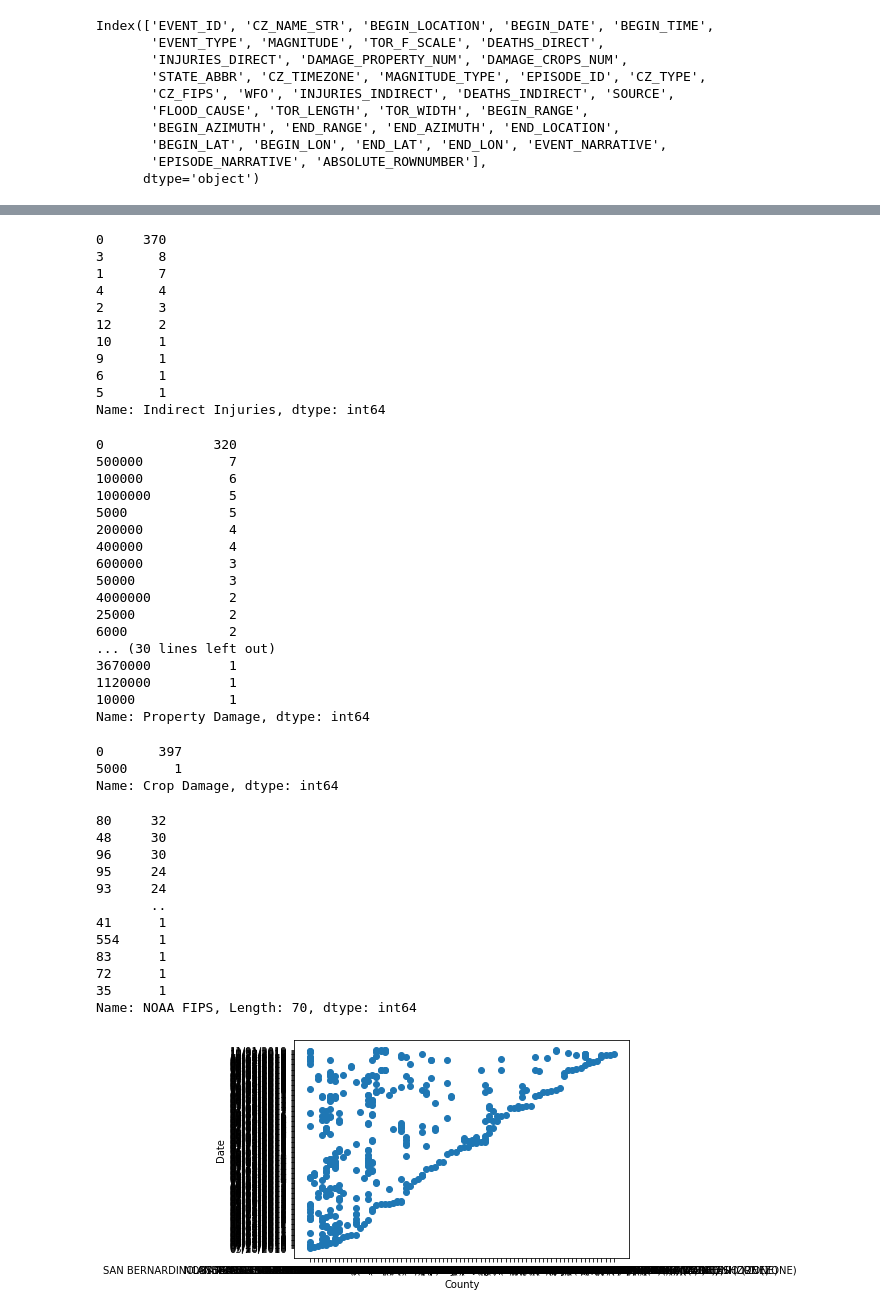
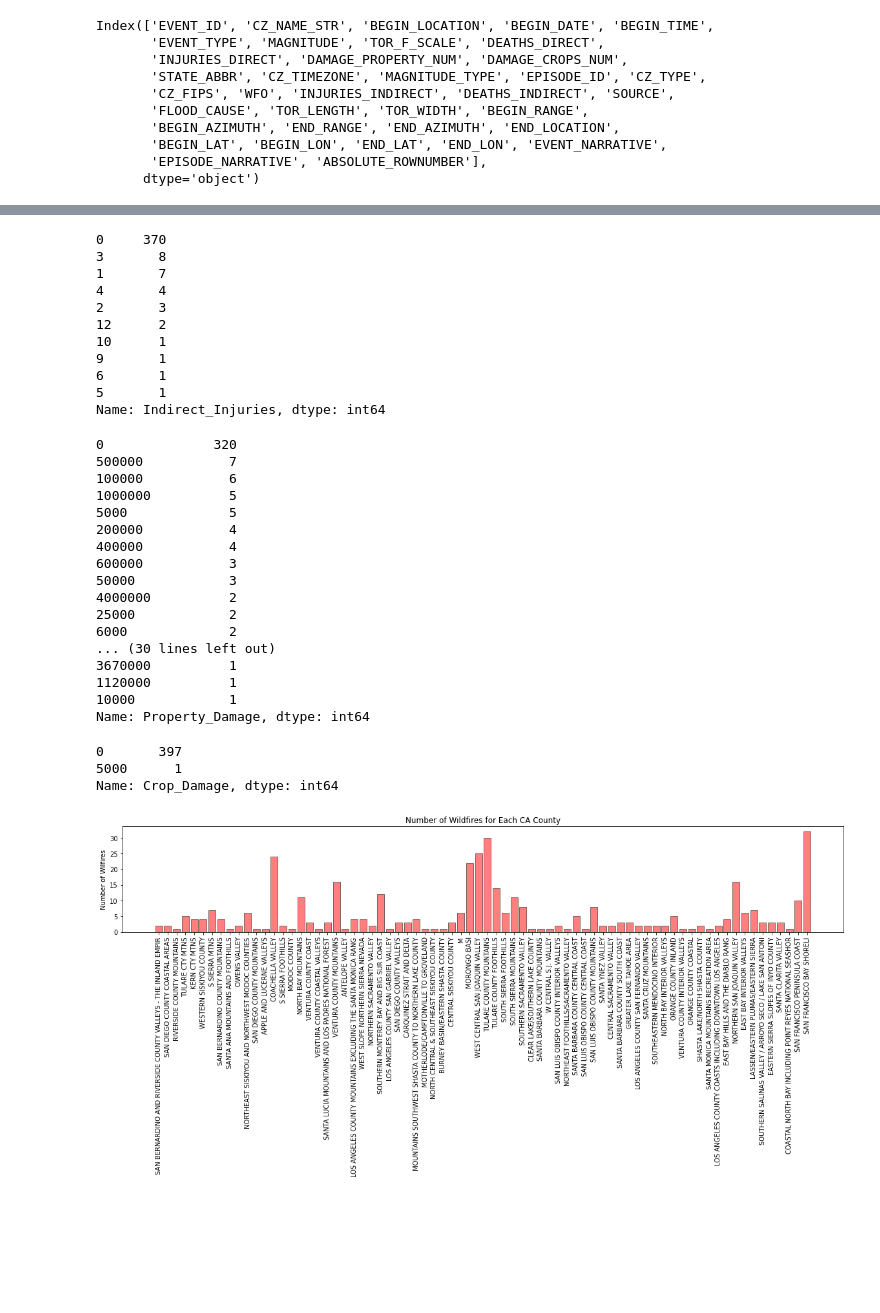
Before and after one commit to jacobdv/extreme-weather, a Jupyter notebook: wf_damage_mining.ipynb, the cells around one changed output, grey strips where cells are left out. Drawn from its saved outputs; the diff is of its cells as text; code cells hidden in the pictures; blank space fills up the shorter version.

Commit message:
finishing graphs and analysis

```diff
--- a/wf_damage_mining.ipynb
+++ b/wf_damage_mining.ipynb
@@ -9,7 +9,3 @@ from scipy.stats import linregress
 from matplotlib import pyplot as plt
 # %%
 unclean_wildfire_df = pd.read_csv('NOAA_csvs/wildfires_2010_2019.csv')
-unclean_wildfire_df = pd.DataFrame(unclean_wildfire_df)
-# clean_wildfire_df['County Name'] = clean_wildfire_df['County Name'].astype(str).str.replace('(ZONE)',' ')
-# unclean_wildfire_df.head()
-unclean_wildfire_df["CZ_NAME_STR"].value_counts()
@@ -40,8 +23,22 @@ Index(['EVENT_ID', 'CZ_NAME_STR', 'BEGIN_LOCATION', 'BEGIN_DATE', 'BEGIN_TIME',
        'EPISODE_NARRATIVE', 'ABSOLUTE_ROWNUMBER'],
       dtype='object')
 # %%
-reduced_wildfire_df = unclean_wildfire_df[['EVENT_ID', 'CZ_NAME_STR', 'BEGIN_DATE', 'EVENT_TYPE', 'DEATHS_DIRECT', 'DEATHS_INDIRECT',
-                                       'INJURIES_DIRECT', 'INJURIES_INDIRECT', 'DAMAGE_PROPERTY_NUM', 'DAMAGE_CROPS_NUM', 'CZ_FIPS',
-                                       ]]
-reduced_wildfire_df
+reduce_wildfire = unclean_wildfire_df[['EVENT_ID', 'CZ_NAME_STR', 'BEGIN_DATE', 'DEATHS_DIRECT', 'DEATHS_INDIRECT', 'INJURIES_DIRECT', 'INJURIES_INDIRECT',
+                                  'DAMAGE_PROPERTY_NUM', 'DAMAGE_CROPS_NUM', 'CZ_FIPS',]]
+reduce_wildfire = reduce_wildfire.rename(columns={'EVENT_ID': 'NOAA ID',
+                                                'CZ_NAME_STR':'County_Name',
+                                                'BEGIN_DATE': 'Date',
+                                                'DEATHS_DIRECT': 'Direct_Deaths',
+                                                'DEATHS_INDIRECT': 'Indirect_Deaths',
+                                                'INJURIES_DIRECT': 'Direct_Injuries',
+                                                'INJURIES_INDIRECT': 'Indirect_Injuries',
+                                                'DAMAGE_PROPERTY_NUM': 'Property_Damage',
+                                                'DAMAGE_CROPS_NUM': 'Crop_Damage',
+                                                'CZ_FIPS': 'County_FIPS',
+                                                })
+reduce_wildfire
+reduce_wildfire['Date'] = reduce_wildfire['Date'].replace('/', ' ', regex=True).astype('string')
+reduce_wildfire['Date'] = reduce_wildfire['Date'].str.slice(start=6)
+reduce_wildfire['County_Name'] = reduce_wildfire['County_Name'].str.rstrip(' (ZONE)')
+reduce_wildfire['County_Name'].value_counts()
 # %% [output]
@@ -176,5 +124,5 @@ Name: Direct Injuries, dtype: int64
 # %%
-clean_wildfire_df["Indirect Injuries"].value_counts()
+reduce_wildfire['Indirect_Injuries'].value_counts()
 # %% [output]
 0     370
 3       8
@@ -186,9 +134,9 @@ clean_wildfire_df["Indirect Injuries"].value_counts()
 9       1
 6       1
 5       1
-Name: Indirect Injuries, dtype: int64
+Name: Indirect_Injuries, dtype: int64
 # %%
-clean_wildfire_df["Property Damage"].value_counts()
+reduce_wildfire['Property_Damage'].value_counts()
 # %% [output]
 0              320
 500000           7
@@ -206,32 +154,23 @@ clean_wildfire_df["Property Damage"].value_counts()
 3670000          1
 1120000          1
 10000            1
-Name: Property Damage, dtype: int64
+Name: Property_Damage, dtype: int64
 # %%
-clean_wildfire_df["Crop Damage"].value_counts()
+reduce_wildfire['Crop_Damage'].value_counts()
 # %% [output]
 0       397
 5000      1
-Name: Crop Damage, dtype: int64
+Name: Crop_Damage, dtype: int64
-# %%
-clean_wildfire_df["NOAA FIPS"].value_counts()
-# %% [output]
-80     32
-48     30
-96     30
-95     24
-93     24
-       ..
-41      1
-554     1
-83      1
-72      1
-35      1
-Name: NOAA FIPS, Length: 70, dtype: int64
 # %%
-plt.scatter(clean_wildfire_df.iloc[:,1],clean_wildfire_df.iloc[:,2])
-plt.xlabel('County')
-plt.ylabel('Date')
+counties = reduce_wildfire.groupby(reduce_wildfire['County_Name'])
+county = reduce_wildfire['County_Name'].unique()
+county_count = counties['County_Name'].count()
+tick_loc = [value for value in county]
+plt.figure(figsize=(20,3))
+plt.bar(county, county_count, color='r', alpha=0.5, align="center", edgecolor='black')
+plt.xticks(tick_loc, county, rotation='vertical')
+plt.title('Number of Wildfires for Each CA County')
+plt.ylabel('Number of Wilfires')
 plt.show()
 # %% [output]
-[figure, old version]
+[figure, new version]
```
Also changed, not shown: parts of 37 cells of this notebook.
